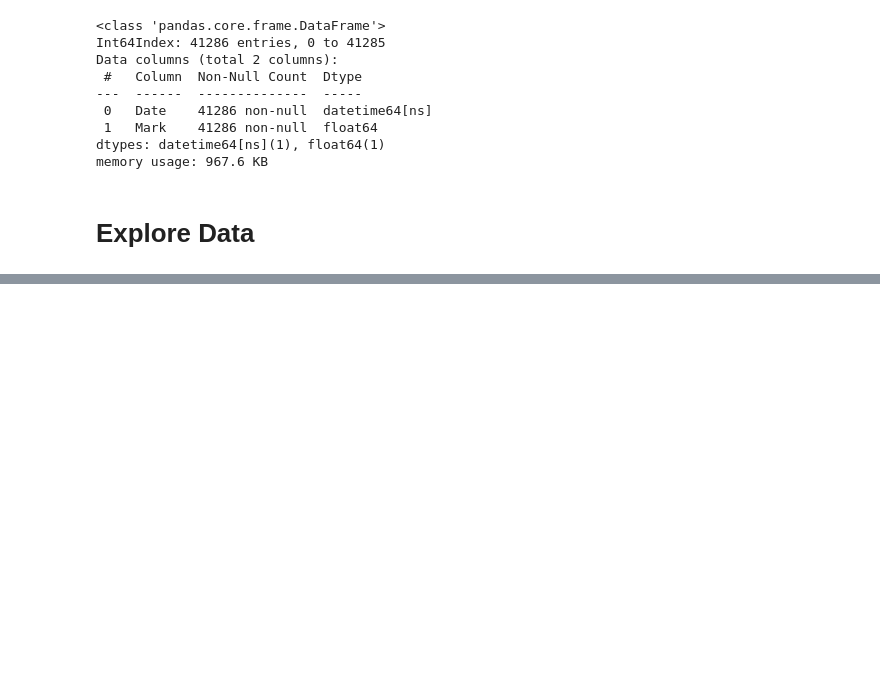
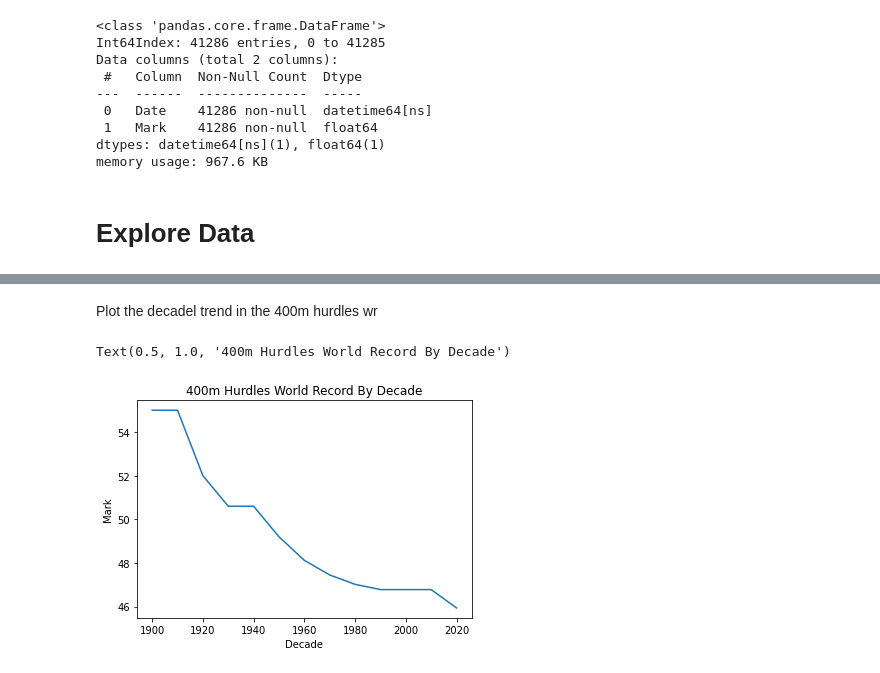
Before and after one commit to blantj/400m_hurdles_wr_progression_time_series, a Jupyter notebook: Modeling.ipynb, the cells around one changed output, grey strips where cells are left out. Saved outputs shown, nothing was run; the diff lists cells and outputs as text; code cells hidden in the pictures; blank space fills up the shorter version.

```diff
--- a/Modeling.ipynb
+++ b/Modeling.ipynb
@@ -97,0 +139,15 @@ memory usage: 967.6 KB
+# %% [markdown]
+Plot the decadel trend in the 400m hurdles wr
+# %%
+decadal_df = annual_df.copy()
+decadal_df['Decade'] = decadal_df['Year'].apply(lambda x: int(str(x)[0:3] + '0'))
+decadal_df = decadal_df.groupby('Decade').min()
+decadal_df.drop(columns=['Year'], inplace=True)
+decadal_df.reset_index(inplace=True)
+
+fig, ax = plt.subplots()
+sns.lineplot(x='Decade', y='Mark', data=decadal_df, ax=ax)
+ax.set_title('400m Hurdles World Record By Decade')
+# %% [output]
+Text(0.5, 1.0, '400m Hurdles World Record By Decade')
+[figure, added]
```
Also changed, not shown: parts of 10 cells of this notebook.
